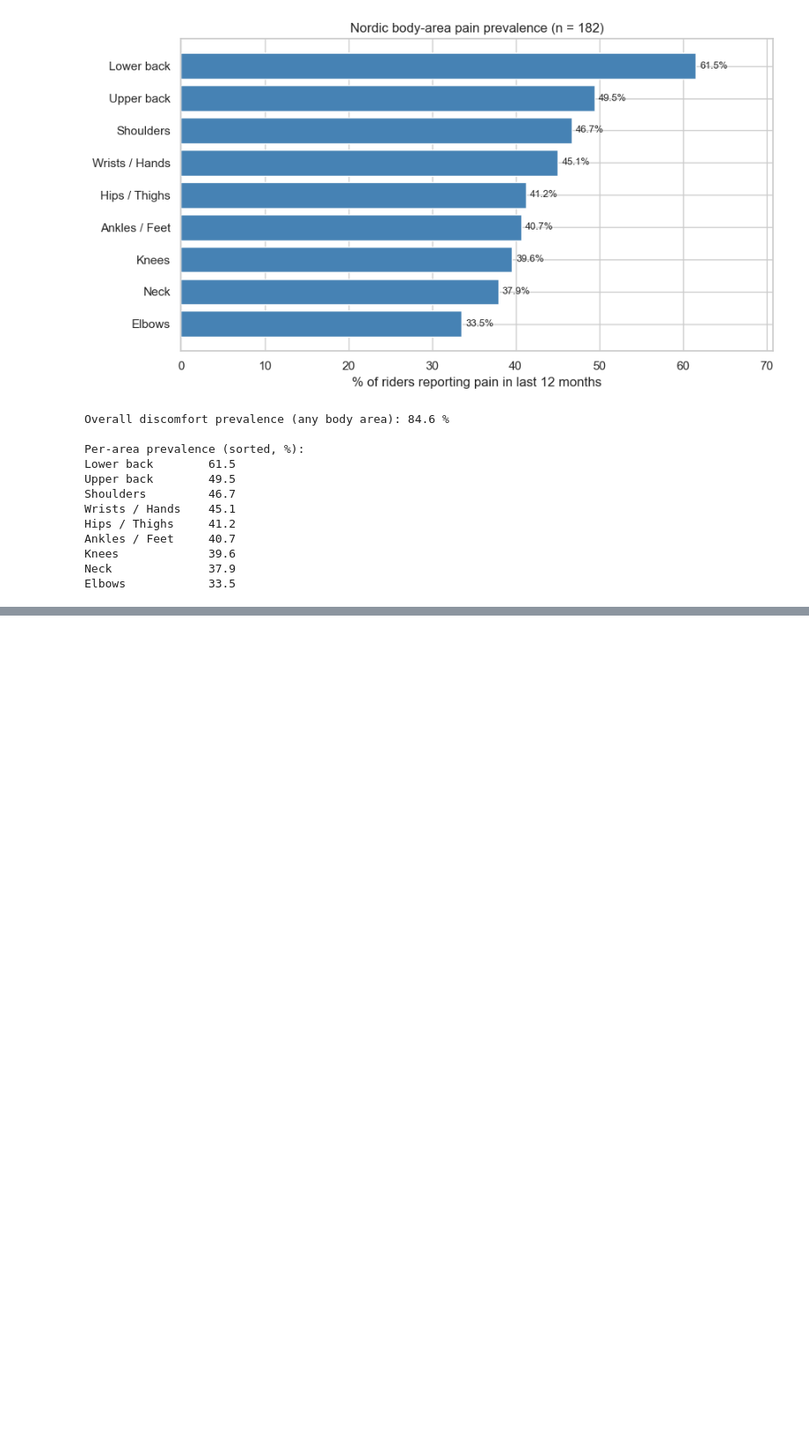
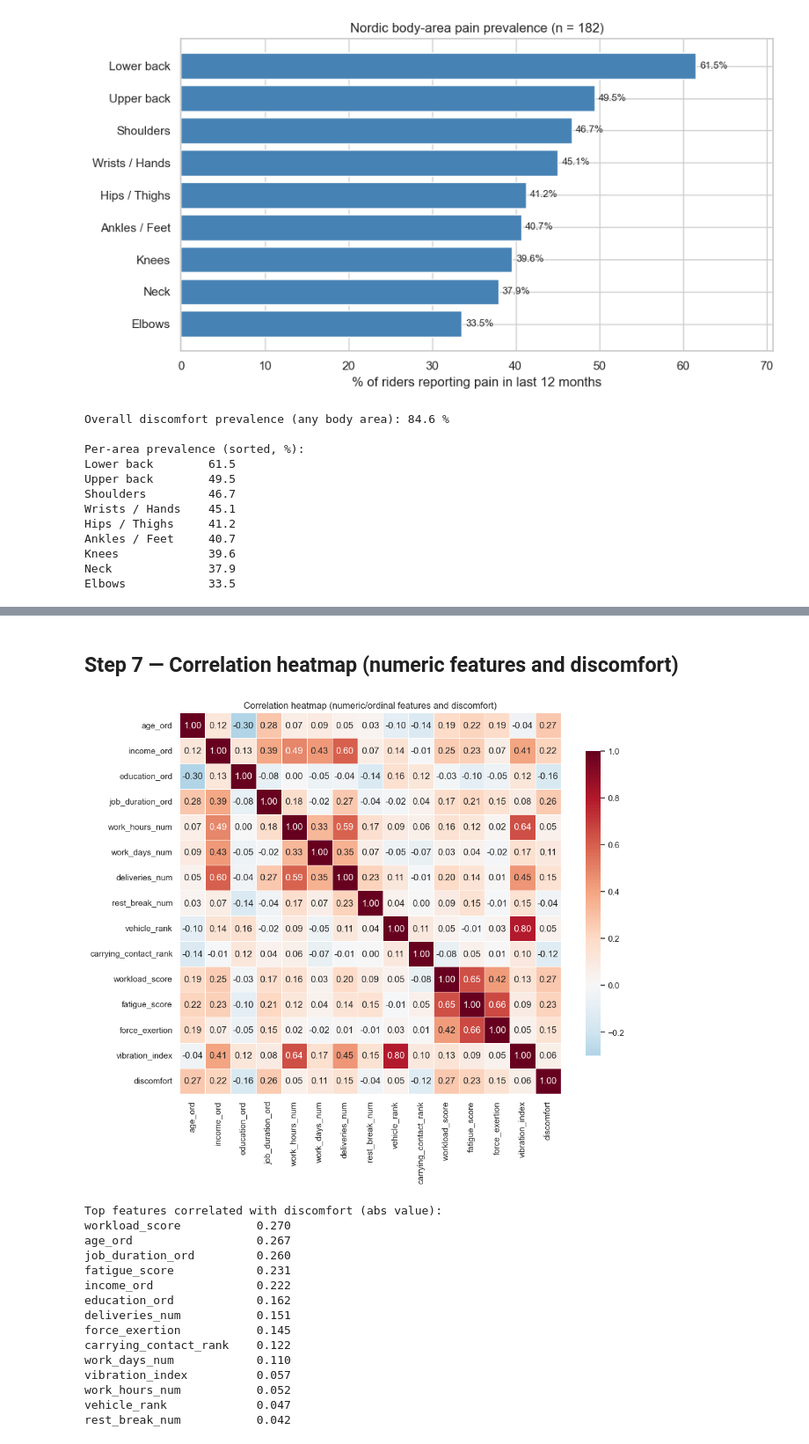
Before and after one commit to AilaVishnu/ergonomic-risk-factor-prediction, a Jupyter notebook: notebooks/04_eda.ipynb, the cells around one changed output, grey strips where cells are left out. Shown at 88% size. Saved outputs shown, nothing was run; the diff lists cells and outputs as text; code cells hidden in the pictures; blank space fills up the shorter version.

```diff
--- a/notebooks/04_eda.ipynb
+++ b/notebooks/04_eda.ipynb
@@ -130,0 +186,39 @@ Elbows            33.5
+# %% [markdown]
+## Step 7 — Correlation heatmap (numeric features and discomfort)
+# %%
+num_cols = ['age_ord', 'income_ord', 'education_ord', 'job_duration_ord',
+            'work_hours_num', 'work_days_num', 'deliveries_num', 'rest_break_num',
+            'vehicle_rank', 'carrying_contact_rank',
+            'workload_score', 'fatigue_score', 'force_exertion', 'vibration_index',
+            'discomfort']
+
+corr = df[num_cols].corr()
+
+fig, ax = plt.subplots(figsize=(11, 9))
+sns.heatmap(corr, annot=True, fmt='.2f', cmap='RdBu_r', center=0,
+            square=True, linewidths=.5, cbar_kws={'shrink': .8}, ax=ax)
+ax.set_title('Correlation heatmap (numeric/ordinal features and discomfort)')
+plt.tight_layout()
+plt.savefig(FIGS / 'correlation_heatmap.png', dpi=120, bbox_inches='tight')
+plt.show()
+
+# Top features correlated with discomfort
+print('Top features correlated with discomfort (abs value):')
+print(corr['discomfort'].drop('discomfort').abs().sort_values(ascending=False).round(3).to_string())
+# %% [output]
+[figure, added]
+Top features correlated with discomfort (abs value):
+workload_score           0.270
+age_ord                  0.267
+job_duration_ord         0.260
+fatigue_score            0.231
+income_ord               0.222
+education_ord            0.162
+deliveries_num           0.151
+force_exertion           0.145
+carrying_contact_rank    0.122
+work_days_num            0.110
+vibration_index          0.057
+work_hours_num           0.052
+vehicle_rank             0.047
+rest_break_num           0.042
```
Also changed, not shown: parts of 4 cells of this notebook, 3 other files.
